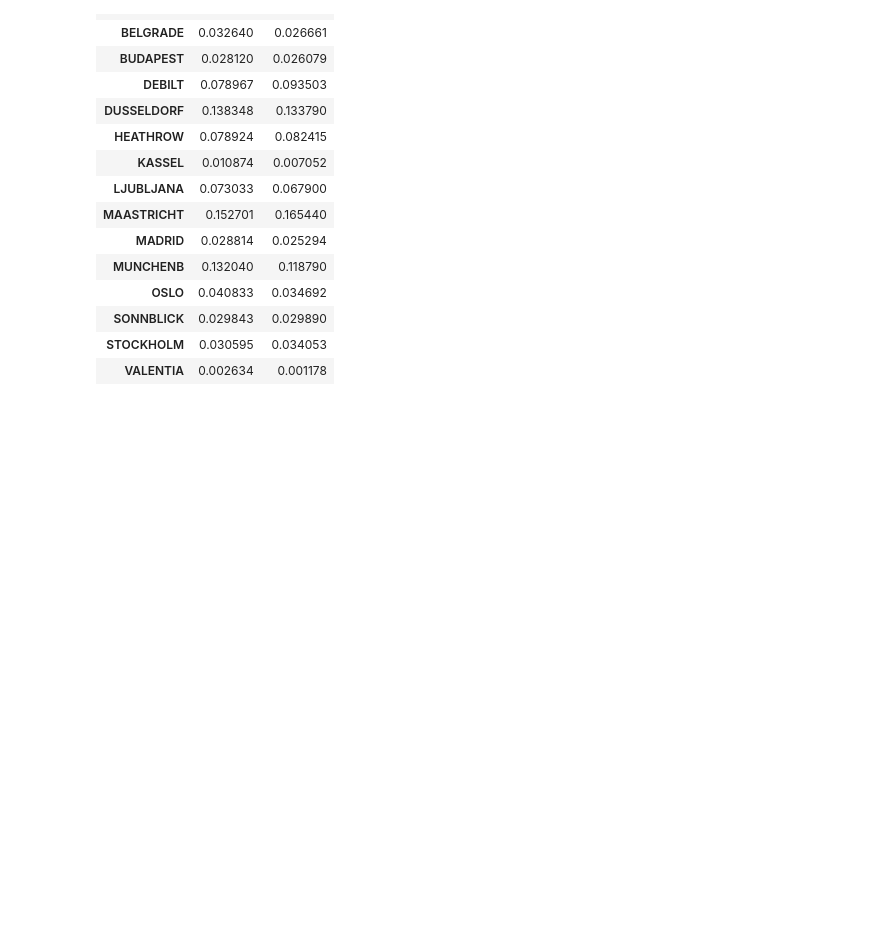
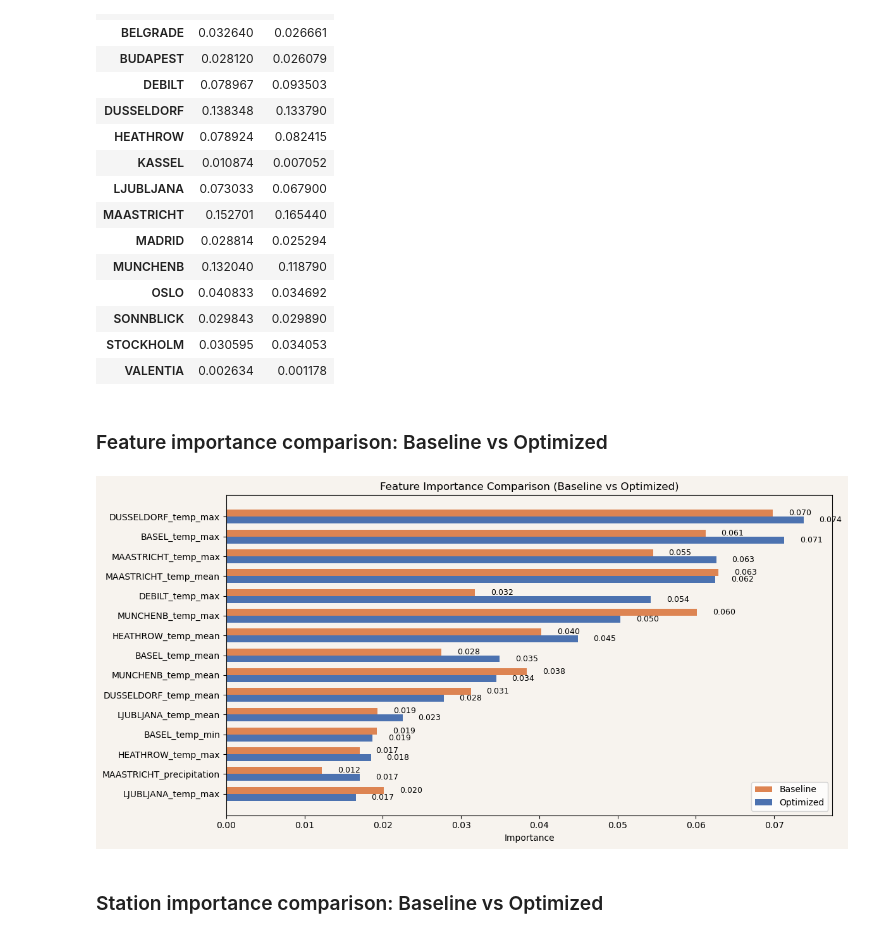
Before and after one commit to Julie-Fliorko/Pleasant-weather-predictions, a Jupyter notebook: Scripts/11. Random Forest: feature optimization.ipynb.ipynb, the cells around one changed output. Drawn from its saved outputs; the diff is of its cells as text; code cells hidden in the pictures; blank space fills up the shorter version.

Commit message:
added 2 new graph to nb 11

```diff
--- a/Scripts/11. Random Forest: feature optimization.ipynb.ipynb
+++ b/Scripts/11. Random Forest: feature optimization.ipynb.ipynb
@@ -433,3 +433,62 @@ station_comparison
 | SONNBLICK | 0.029843 | 0.029890 |
 | STOCKHOLM | 0.030595 | 0.034053 |
 | VALENTIA | 0.002634 | 0.001178 |
+# %% [markdown]
+### Feature importance comparison: Baseline vs Optimized
+# %%
+# align features
+feature_comp = pd.concat(
+    [
+        feature_importance_df.set_index("feature")["importance"],
+        opt_feature_importance_df.set_index("feature")["importance"]
+    ],
+    axis=1,
+    keys=["Baseline", "Optimized"]
+).fillna(0)
+# %%
+# keep top N by optimized importance
+top_n = 15
+feature_comp = feature_comp.sort_values("Optimized", ascending=False).head(top_n)
+# %%
+# plotting
+fig, ax = plt.subplots(figsize=(12, 6), facecolor="#F7F3EE")
+
+y = np.arange(len(feature_comp))
+bar_height = 0.35
+
+ax.barh(
+    y - bar_height/2,
+    feature_comp["Baseline"],
+    height=bar_height,
+    color="#DD8452",   # orange
+    label="Baseline"
+)
+
+ax.barh(
+    y + bar_height/2,
+    feature_comp["Optimized"],
+    height=bar_height,
+    color="#4C72B0",   # blue
+    label="Optimized"
+)
+
+# labels
+ax.set_yticks(y)
+ax.set_yticklabels(feature_comp.index)
+ax.invert_yaxis()
+ax.set_title("Feature Importance Comparison (Baseline vs Optimized)")
+ax.set_xlabel("Importance")
+ax.legend()
+
+# value labels
+for i, (b, o) in enumerate(zip(feature_comp["Baseline"], feature_comp["Optimized"])):
+    ax.text(b + 0.002, i - bar_height/2, f"{b:.3f}", va="center", fontsize=9)
+    ax.text(o + 0.002, i + bar_height/2, f"{o:.3f}", va="center", fontsize=9)
+
+ax.set_facecolor("#F7F3EE")
+plt.tight_layout()
+plt.show()
+# %% [output]
+[figure, added]
+# %% [markdown]
+### Station importance comparison: Baseline vs Optimized
```
Also changed, not shown: parts of 3 cells of this notebook.
